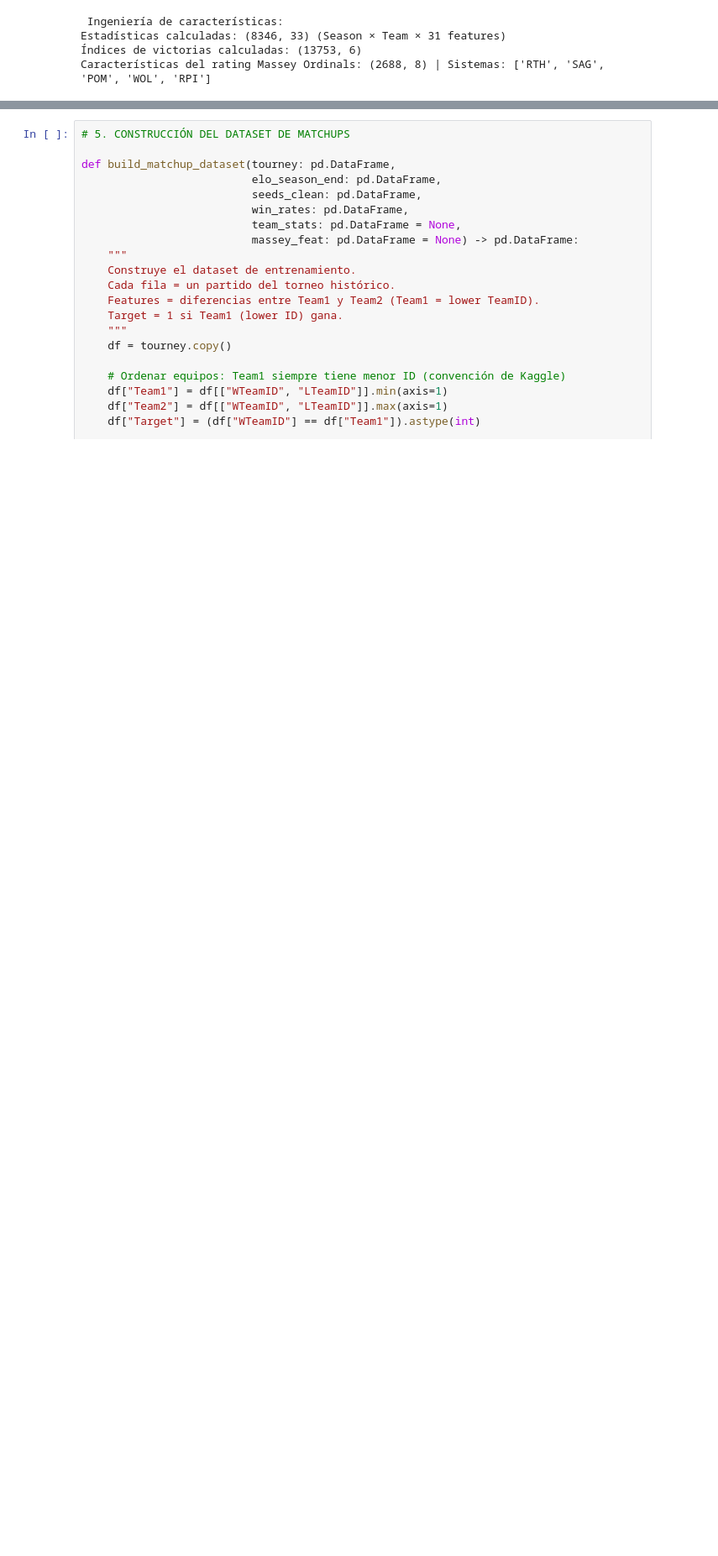
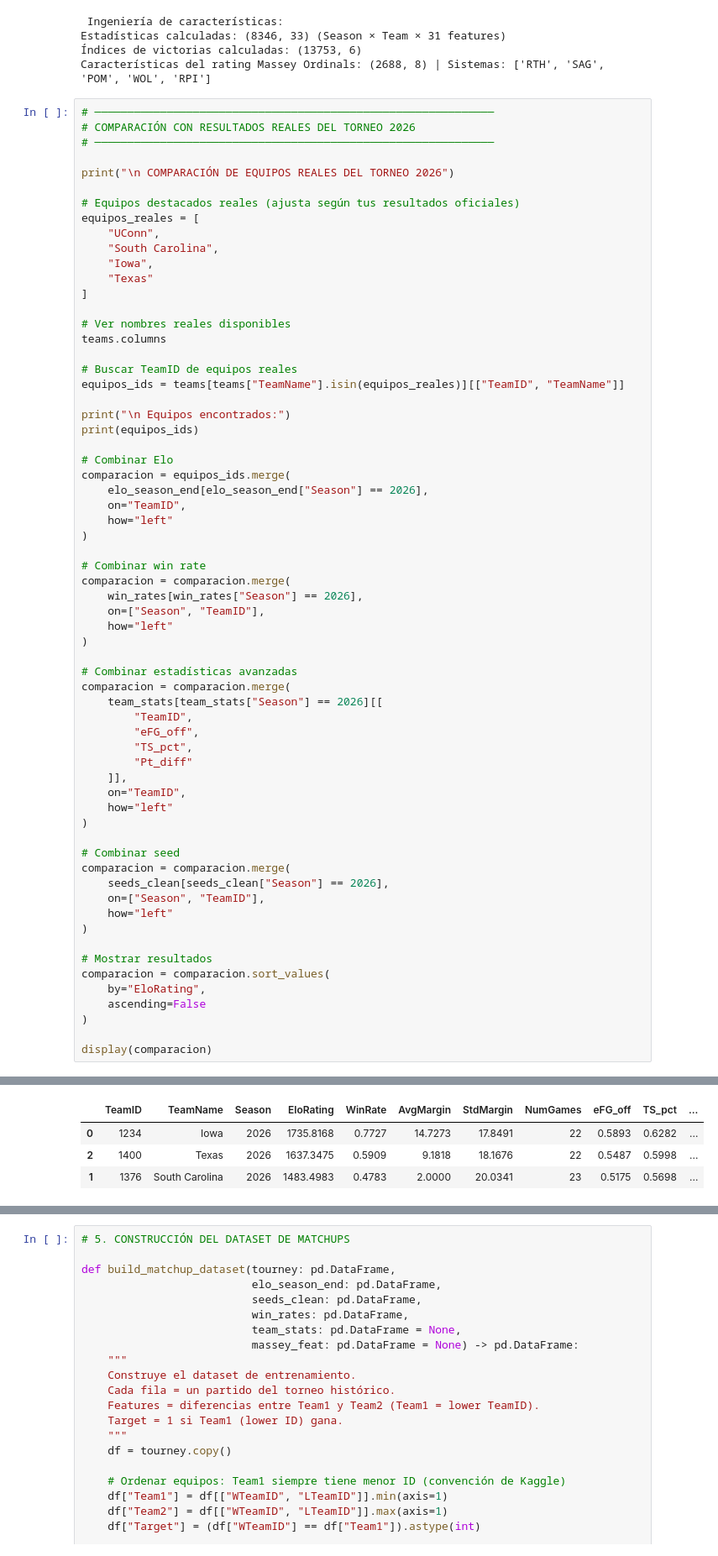
Before and after one commit to l22140141/Proyecto_unidad2, a Jupyter notebook: ProyectoUnidad2.ipynb, the cells around one changed output, grey strips where cells are left out. Shown at 84% size. Drawn from its saved outputs; the diff is of its cells as text; blank space fills up the shorter version.

```diff
--- a/ProyectoUnidad2.ipynb
+++ b/ProyectoUnidad2.ipynb
@@ -648,3 +703,68 @@ massey_feat = get_massey_features(massey) if massey is not None else None
 Estadísticas calculadas: (8346, 33) (Season × Team × 31 features)
 Índices de victorias calculadas: (13753, 6)
 Características del rating Massey Ordinals: (2688, 8) | Sistemas: ['RTH', 'SAG', 'POM', 'WOL', 'RPI']
+# %%
+# ─────────────────────────────────────────────────────────────
+# COMPARACIÓN CON RESULTADOS REALES DEL TORNEO 2026
+# ─────────────────────────────────────────────────────────────
+
+print("\n COMPARACIÓN DE EQUIPOS REALES DEL TORNEO 2026")
+
+# Equipos destacados reales (ajusta según tus resultados oficiales)
+equipos_reales = [
+    "UConn",
+    "South Carolina",
+    "Iowa",
+    "Texas"
+]
+
+# Ver nombres reales disponibles
+teams.columns
+
+# Buscar TeamID de equipos reales
+equipos_ids = teams[teams["TeamName"].isin(equipos_reales)][["TeamID", "TeamName"]]
+
+print("\n Equipos encontrados:")
+print(equipos_ids)
+
+# Combinar Elo
+comparacion = equipos_ids.merge(
+    elo_season_end[elo_season_end["Season"] == 2026],
+    on="TeamID",
+    how="left"
+)
+
+# Combinar win rate
+comparacion = comparacion.merge(
+    win_rates[win_rates["Season"] == 2026],
+    on=["Season", "TeamID"],
+    how="left"
+)
+
+# Combinar estadísticas avanzadas
+comparacion = comparacion.merge(
+    team_stats[team_stats["Season"] == 2026][[
+        "TeamID",
+        "eFG_off",
+        "TS_pct",
+        "Pt_diff"
+    ]],
+    on="TeamID",
+    how="left"
+)
+
+# Combinar seed
+comparacion = comparacion.merge(
+    seeds_clean[seeds_clean["Season"] == 2026],
+    on=["Season", "TeamID"],
+    how="left"
+)
+
+# Mostrar resultados
+comparacion = comparacion.sort_values(
+    by="EloRating",
+    ascending=False
+)
+
+display(comparacion)
+# %% [output]
@@ -650,0 +778,4 @@ Características del rating Massey Ordinals: (2688, 8) | Sistemas: ['RTH', 'SAG'
+|  | TeamID | TeamName | Season | EloRating | WinRate | AvgMargin | StdMargin | NumGames | eFG_off | TS_pct | ... |
+| 0 | 1234 | Iowa | 2026 | 1735.8168 | 0.7727 | 14.7273 | 17.8491 | 22 | 0.5893 | 0.6282 | ... |
+| 2 | 1400 | Texas | 2026 | 1637.3475 | 0.5909 | 9.1818 | 18.1676 | 22 | 0.5487 | 0.5998 | ... |
+| 1 | 1376 | South Carolina | 2026 | 1483.4983 | 0.4783 | 2.0000 | 20.0341 | 23 | 0.5175 | 0.5698 | ... |
```
Also changed, not shown: parts of 11 cells of this notebook.
